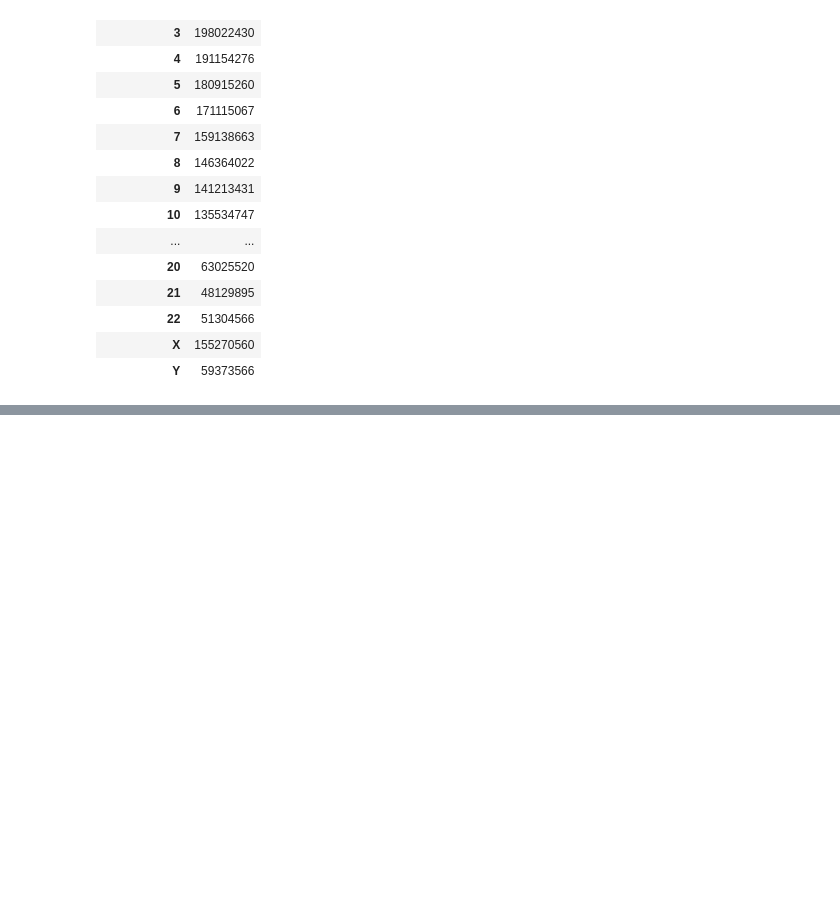
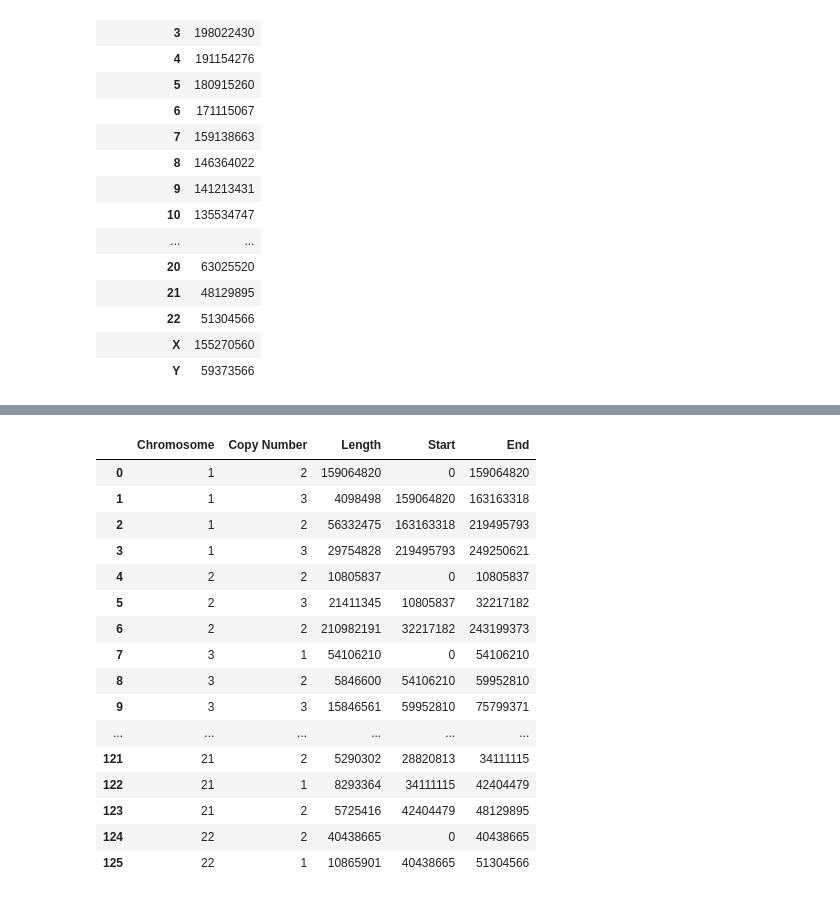
Before and after one commit to martinbudinsky3/BP-tumor-classifier, a Jupyter notebook: lst.ipynb, the cells around one changed output, grey strips where cells are left out. Saved outputs shown, nothing was run; the diff lists cells and outputs as text; code cells hidden in the pictures; blank space fills up the shorter version.

```diff
--- a/lst.ipynb
+++ b/lst.ipynb
@@ -201,3 +201,23 @@ def coercing(data):
             return df2
 # %%
 coerce_data = coercing(filled_data)
+
+coerce_data
+# %% [output]
+|  | Chromosome | Copy Number | Length | Start | End |
+| 0 | 1 | 2 | 159064820 | 0 | 159064820 |
+| 1 | 1 | 3 | 4098498 | 159064820 | 163163318 |
+| 2 | 1 | 2 | 56332475 | 163163318 | 219495793 |
+| 3 | 1 | 3 | 29754828 | 219495793 | 249250621 |
+| 4 | 2 | 2 | 10805837 | 0 | 10805837 |
+| 5 | 2 | 3 | 21411345 | 10805837 | 32217182 |
+| 6 | 2 | 2 | 210982191 | 32217182 | 243199373 |
+| 7 | 3 | 1 | 54106210 | 0 | 54106210 |
+| 8 | 3 | 2 | 5846600 | 54106210 | 59952810 |
+| 9 | 3 | 3 | 15846561 | 59952810 | 75799371 |
+| ... | ... | ... | ... | ... | ... |
+| 121 | 21 | 2 | 5290302 | 28820813 | 34111115 |
+| 122 | 21 | 1 | 8293364 | 34111115 | 42404479 |
+| 123 | 21 | 2 | 5725416 | 42404479 | 48129895 |
+| 124 | 22 | 2 | 40438665 | 0 | 40438665 |
+| 125 | 22 | 1 | 10865901 | 40438665 | 51304566 |
```
Also changed, not shown: parts of 8 cells of this notebook.
